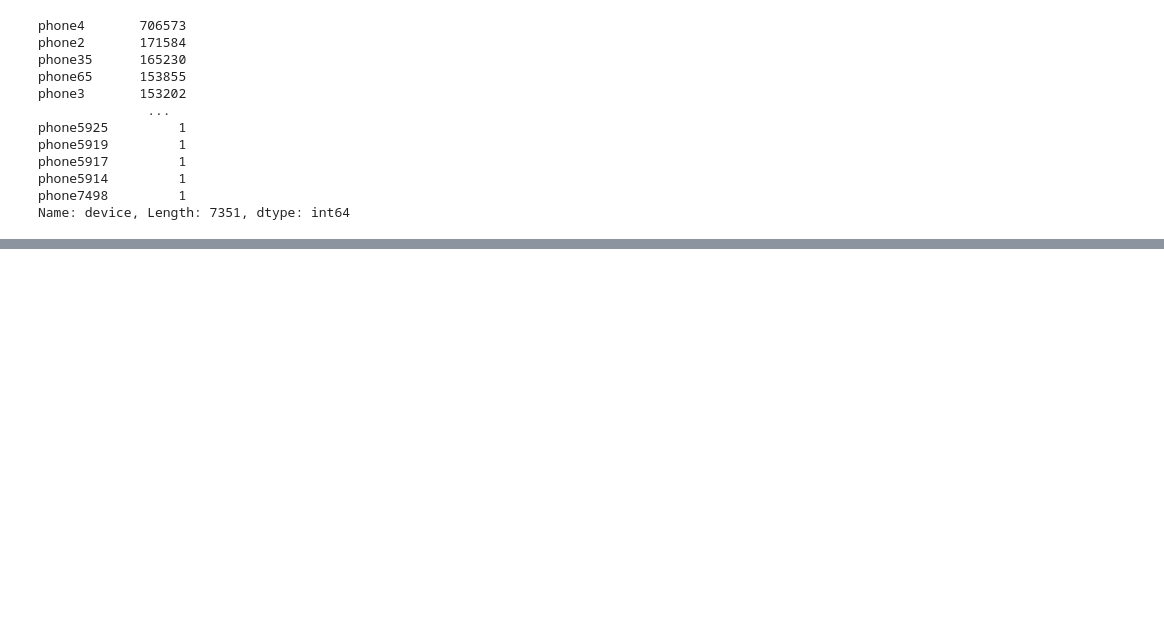
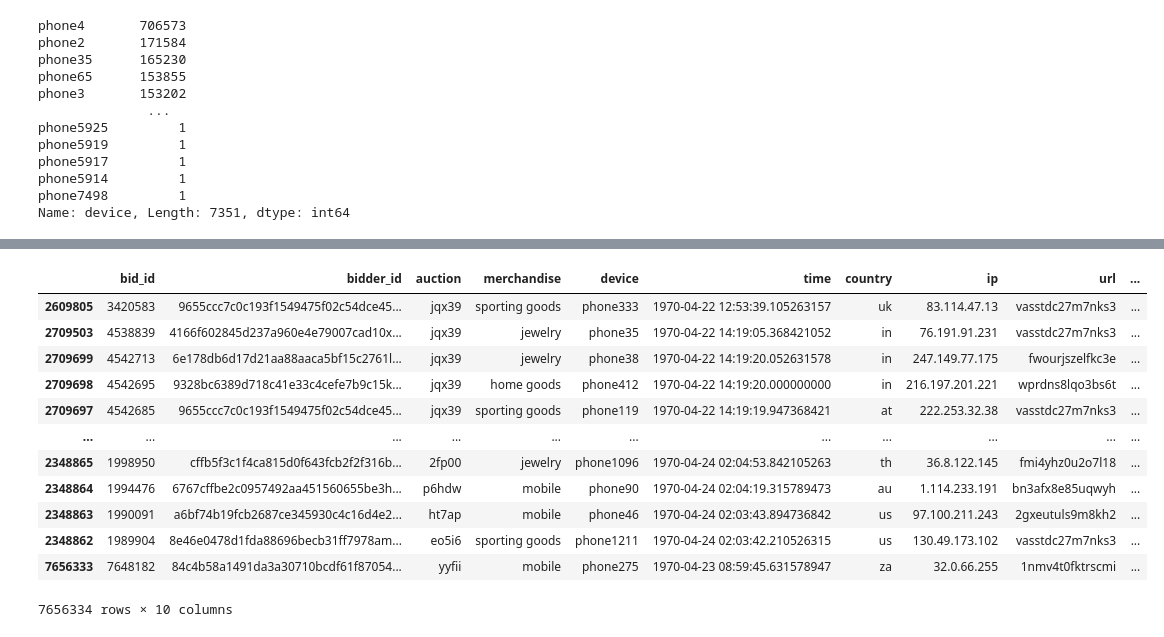
Before and after one commit to Marwan-Takrouri/Human-or-Robot-Facebook-Kaggle, a Jupyter notebook: Explore_the_data.ipynb, the cells around one changed output, grey strips where cells are left out. Drawn from its saved outputs; the diff is of its cells as text; code cells hidden in the pictures; blank space fills up the shorter version.

Commit message:
Modified the auction duration

```diff
--- a/Explore_the_data.ipynb
+++ b/Explore_the_data.ipynb
@@ -341,3 +241,0 @@ first_time = bids_df.groupby("auction")["time"].min()
-# %%
-bids_df["auction_duration"] = pd.Timedelta(last_time[1] - first_time[1])
-bids_df.head()
@@ -373,0 +341,5 @@ All auction last same length of time. Not sure it's a coding issue or the auctio
+# %%
+temp = (last_time-first_time).dt.total_seconds()
+duration_df = temp.reset_index()
+duration_df.rename({"time":"auction_duration(seconds)"}, axis=1, inplace=True)
+duration_df.head()
@@ -373,0 +353,3 @@ All auction last same length of time. Not sure it's a coding issue or the auctio
+# %%
+merged_bids = bids_df.merge(duration_df, how="inner", on="auction")
+merged_bids.head()
@@ -373,0 +363,16 @@ All auction last same length of time. Not sure it's a coding issue or the auctio
+# %%
+merged_bids.sort_values(["auction_duration(seconds)"], ascending=False)
+# %% [output]
+|  | bid_id | bidder_id | auction | merchandise | device | time | country | ip | url | ... |
+| 2609805 | 3420583 | 9655ccc7c0c193f1549475f02c54dce45... | jqx39 | sporting goods | phone333 | 1970-04-22 12:53:39.105263157 | uk | 83.114.47.13 | vasstdc27m7nks3 | ... |
+| 2709503 | 4538839 | 4166f602845d237a960e4e79007cad10x... | jqx39 | jewelry | phone35 | 1970-04-22 14:19:05.368421052 | in | 76.191.91.231 | vasstdc27m7nks3 | ... |
+| 2709699 | 4542713 | 6e178db6d17d21aa88aaca5bf15c2761l... | jqx39 | jewelry | phone38 | 1970-04-22 14:19:20.052631578 | in | 247.149.77.175 | fwourjszelfkc3e | ... |
+| 2709698 | 4542695 | 9328bc6389d718c41e33c4cefe7b9c15k... | jqx39 | home goods | phone412 | 1970-04-22 14:19:20.000000000 | in | 216.197.201.221 | wprdns8lqo3bs6t | ... |
+| 2709697 | 4542685 | 9655ccc7c0c193f1549475f02c54dce45... | jqx39 | sporting goods | phone119 | 1970-04-22 14:19:19.947368421 | at | 222.253.32.38 | vasstdc27m7nks3 | ... |
+| ... | ... | ... | ... | ... | ... | ... | ... | ... | ... | ... |
+| 2348865 | 1998950 | cffb5f3c1f4ca815d0f643fcb2f2f316b... | 2fp00 | jewelry | phone1096 | 1970-04-24 02:04:53.842105263 | th | 36.8.122.145 | fmi4yhz0u2o7l18 | ... |
+| 2348864 | 1994476 | 6767cffbe2c0957492aa451560655be3h... | p6hdw | mobile | phone90 | 1970-04-24 02:04:19.315789473 | au | 1.114.233.191 | bn3afx8e85uqwyh | ... |
+| 2348863 | 1990091 | a6bf74b19fcb2687ce345930c4c16d4e2... | ht7ap | mobile | phone46 | 1970-04-24 02:03:43.894736842 | us | 97.100.211.243 | 2gxeutuls9m8kh2 | ... |
+| 2348862 | 1989904 | 8e46e0478d1fda88696becb31ff7978am... | eo5i6 | sporting goods | phone1211 | 1970-04-24 02:03:42.210526315 | us | 130.49.173.102 | vasstdc27m7nks3 | ... |
+| 7656333 | 7648182 | 84c4b58a1491da3a30710bcdf61f87054... | yyfii | mobile | phone275 | 1970-04-23 08:59:45.631578947 | za | 32.0.66.255 | 1nmv4t0fktrscmi | ... |
+7656334 rows × 10 columns
```
Also changed, not shown: parts of 39 cells of this notebook.
